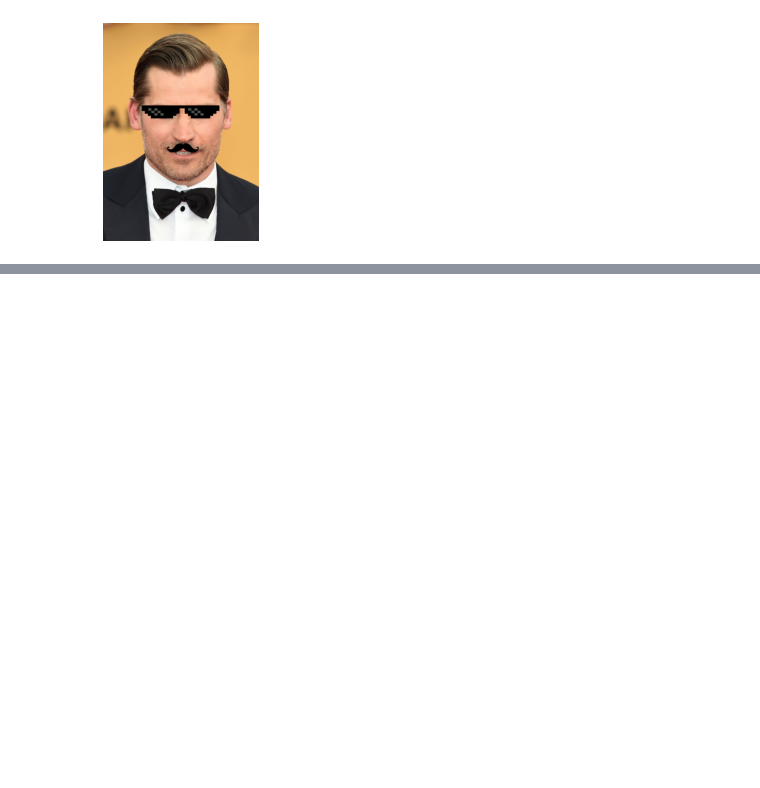
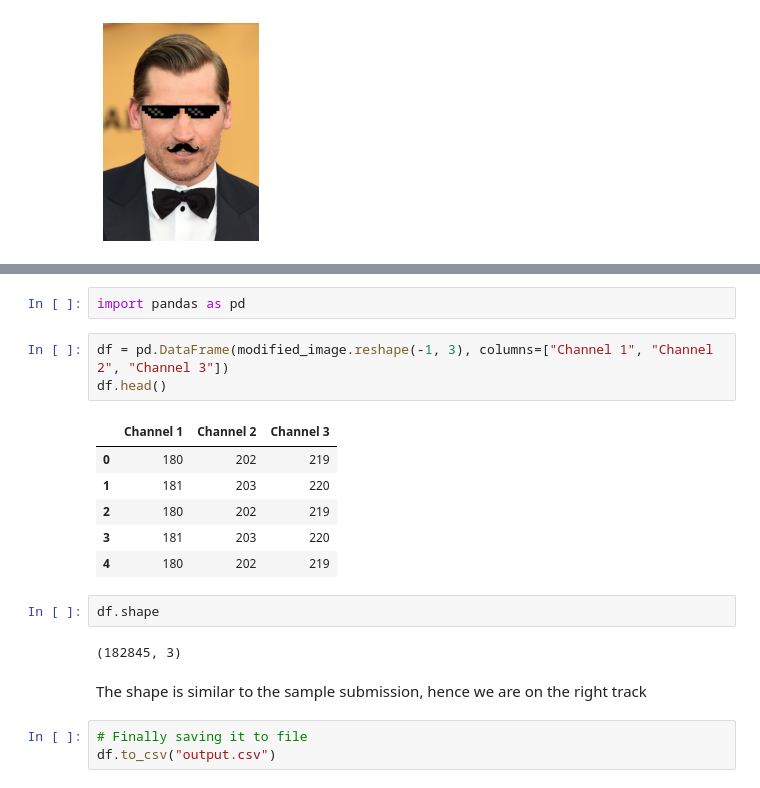
Before and after one commit to utkarshgupta2504/Snapchat-Filter, a Jupyter notebook: snapchatFilter.ipynb, the cells around one changed output, grey strips where cells are left out. Cells and saved outputs as stored; diff of their text form; blank space fills up the shorter version.

```diff
--- a/snapchatFilter.ipynb
+++ b/snapchatFilter.ipynb
@@ -124,0 +166,21 @@ showImage(modified_image)
+# %%
+import pandas as pd
+# %%
+df = pd.DataFrame(modified_image.reshape(-1, 3), columns=["Channel 1", "Channel 2", "Channel 3"])
+df.head()
+# %% [output]
+|  | Channel 1 | Channel 2 | Channel 3 |
+| 0 | 180 | 202 | 219 |
+| 1 | 181 | 203 | 220 |
+| 2 | 180 | 202 | 219 |
+| 3 | 181 | 203 | 220 |
+| 4 | 180 | 202 | 219 |
+# %%
+df.shape
+# %% [output]
+(182845, 3)
+# %% [markdown]
+The shape is similar to the sample submission, hence we are on the right track
+# %%
+# Finally saving it to file
+df.to_csv("output.csv")
```
Also changed, not shown: parts of 4 cells of this notebook, 2 other files.
